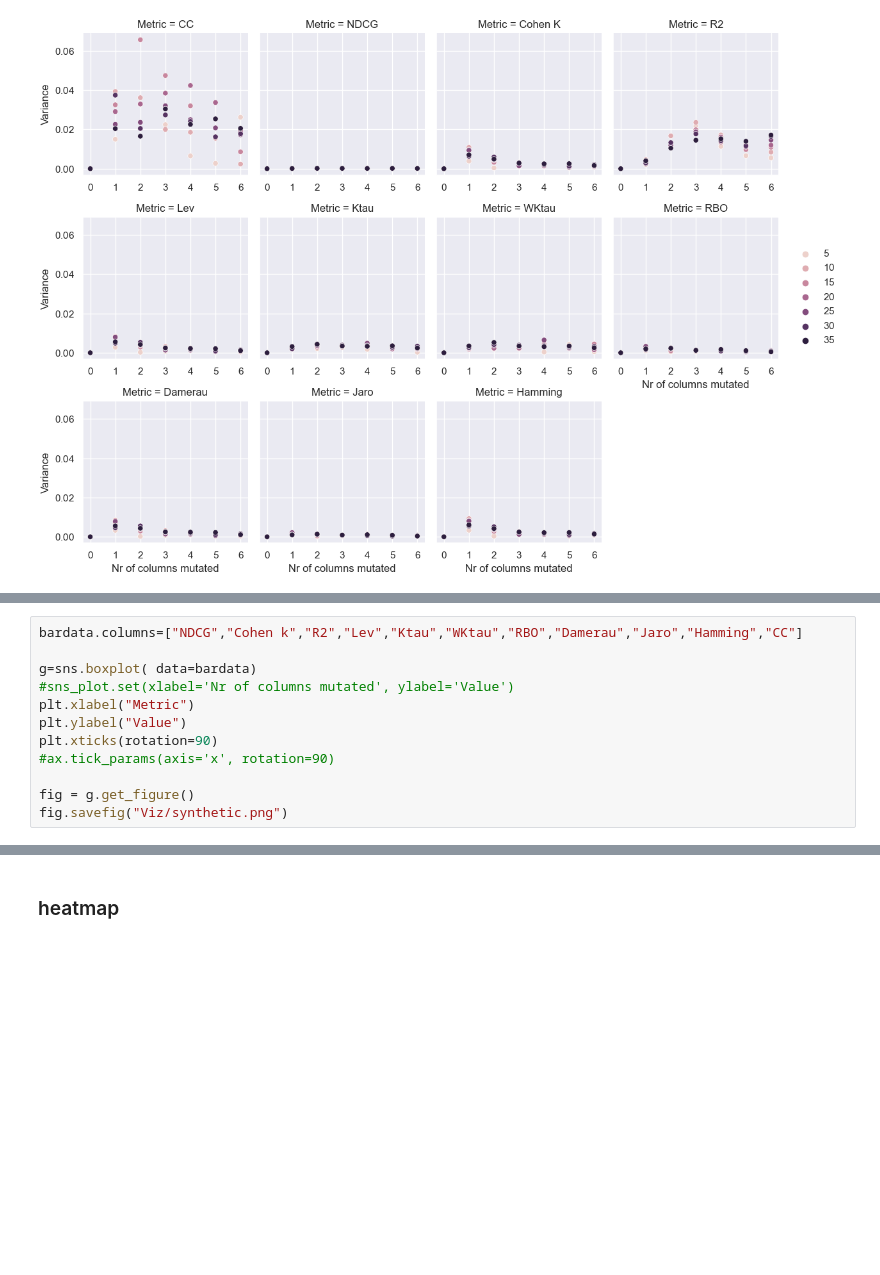
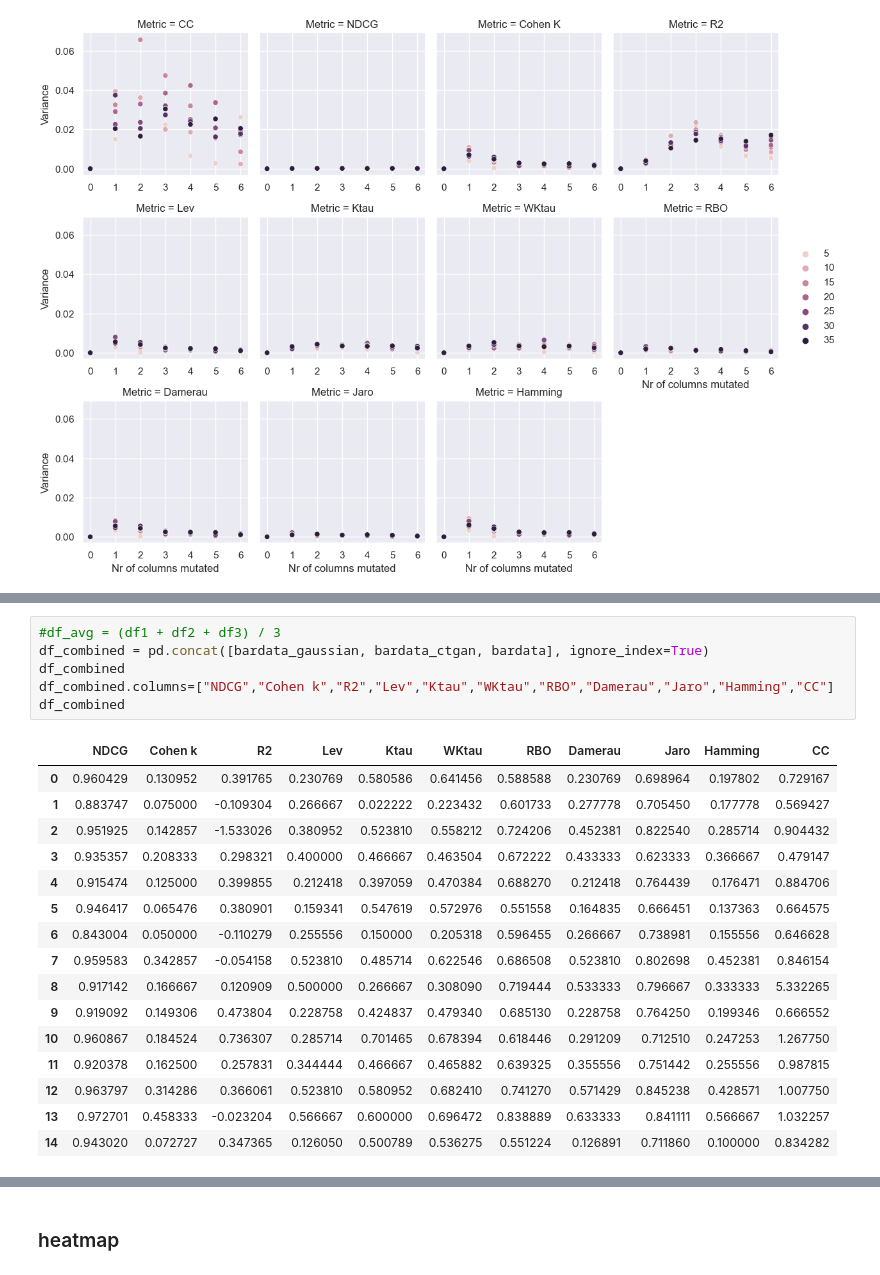
Before and after one commit to joofio/tabular-dataset-similarity, a Jupyter notebook: Final - Viz.ipynb, the cells around one changed output, grey strips where cells are left out. Saved outputs shown, nothing was run; the diff lists cells and outputs as text; blank space fills up the shorter version.

```diff
--- a/Final - Viz.ipynb
+++ b/Final - Viz.ipynb
@@ -506,12 +527,0 @@ bardata["CC"]=[i["cross"] for i in synth_result]
-# %%
-bardata.columns=["NDCG","Cohen k","R2","Lev","Ktau","WKtau","RBO","Damerau","Jaro","Hamming","CC"]
-
-g=sns.boxplot( data=bardata)
-#sns_plot.set(xlabel='Nr of columns mutated', ylabel='Value')
-plt.xlabel("Metric")
-plt.ylabel("Value")
-plt.xticks(rotation=90)
-#ax.tick_params(axis='x', rotation=90)
-
-fig = g.get_figure()
-fig.savefig("Viz/synthetic.png")
@@ -519,0 +546,23 @@ fig.savefig("Viz/synthetic.png")
+# %%
+#df_avg = (df1 + df2 + df3) / 3
+df_combined = pd.concat([bardata_gaussian, bardata_ctgan, bardata], ignore_index=True)
+df_combined
+df_combined.columns=["NDCG","Cohen k","R2","Lev","Ktau","WKtau","RBO","Damerau","Jaro","Hamming","CC"]
+df_combined
+# %% [output]
+|  | NDCG | Cohen k | R2 | Lev | Ktau | WKtau | RBO | Damerau | Jaro | Hamming | CC |
+| 0 | 0.960429 | 0.130952 | 0.391765 | 0.230769 | 0.580586 | 0.641456 | 0.588588 | 0.230769 | 0.698964 | 0.197802 | 0.729167 |
+| 1 | 0.883747 | 0.075000 | -0.109304 | 0.266667 | 0.022222 | 0.223432 | 0.601733 | 0.277778 | 0.705450 | 0.177778 | 0.569427 |
+| 2 | 0.951925 | 0.142857 | -1.533026 | 0.380952 | 0.523810 | 0.558212 | 0.724206 | 0.452381 | 0.822540 | 0.285714 | 0.904432 |
+| 3 | 0.935357 | 0.208333 | 0.298321 | 0.400000 | 0.466667 | 0.463504 | 0.672222 | 0.433333 | 0.623333 | 0.366667 | 0.479147 |
+| 4 | 0.915474 | 0.125000 | 0.399855 | 0.212418 | 0.397059 | 0.470384 | 0.688270 | 0.212418 | 0.764439 | 0.176471 | 0.884706 |
+| 5 | 0.946417 | 0.065476 | 0.380901 | 0.159341 | 0.547619 | 0.572976 | 0.551558 | 0.164835 | 0.666451 | 0.137363 | 0.664575 |
+| 6 | 0.843004 | 0.050000 | -0.110279 | 0.255556 | 0.150000 | 0.205318 | 0.596455 | 0.266667 | 0.738981 | 0.155556 | 0.646628 |
+| 7 | 0.959583 | 0.342857 | -0.054158 | 0.523810 | 0.485714 | 0.622546 | 0.686508 | 0.523810 | 0.802698 | 0.452381 | 0.846154 |
+| 8 | 0.917142 | 0.166667 | 0.120909 | 0.500000 | 0.266667 | 0.308090 | 0.719444 | 0.533333 | 0.796667 | 0.333333 | 5.332265 |
+| 9 | 0.919092 | 0.149306 | 0.473804 | 0.228758 | 0.424837 | 0.479340 | 0.685130 | 0.228758 | 0.764250 | 0.199346 | 0.666552 |
+| 10 | 0.960867 | 0.184524 | 0.736307 | 0.285714 | 0.701465 | 0.678394 | 0.618446 | 0.291209 | 0.712510 | 0.247253 | 1.267750 |
+| 11 | 0.920378 | 0.162500 | 0.257831 | 0.344444 | 0.466667 | 0.465882 | 0.639325 | 0.355556 | 0.751442 | 0.255556 | 0.987815 |
+| 12 | 0.963797 | 0.314286 | 0.366061 | 0.523810 | 0.580952 | 0.682410 | 0.741270 | 0.571429 | 0.845238 | 0.428571 | 1.007750 |
+| 13 | 0.972701 | 0.458333 | -0.023204 | 0.566667 | 0.600000 | 0.696472 | 0.838889 | 0.633333 | 0.841111 | 0.566667 | 1.032257 |
+| 14 | 0.943020 | 0.072727 | 0.347365 | 0.126050 | 0.500789 | 0.536275 | 0.551224 | 0.126891 | 0.711860 | 0.100000 | 0.834282 |
```
Also changed, not shown: parts of 15 cells of this notebook, 30 other files.
